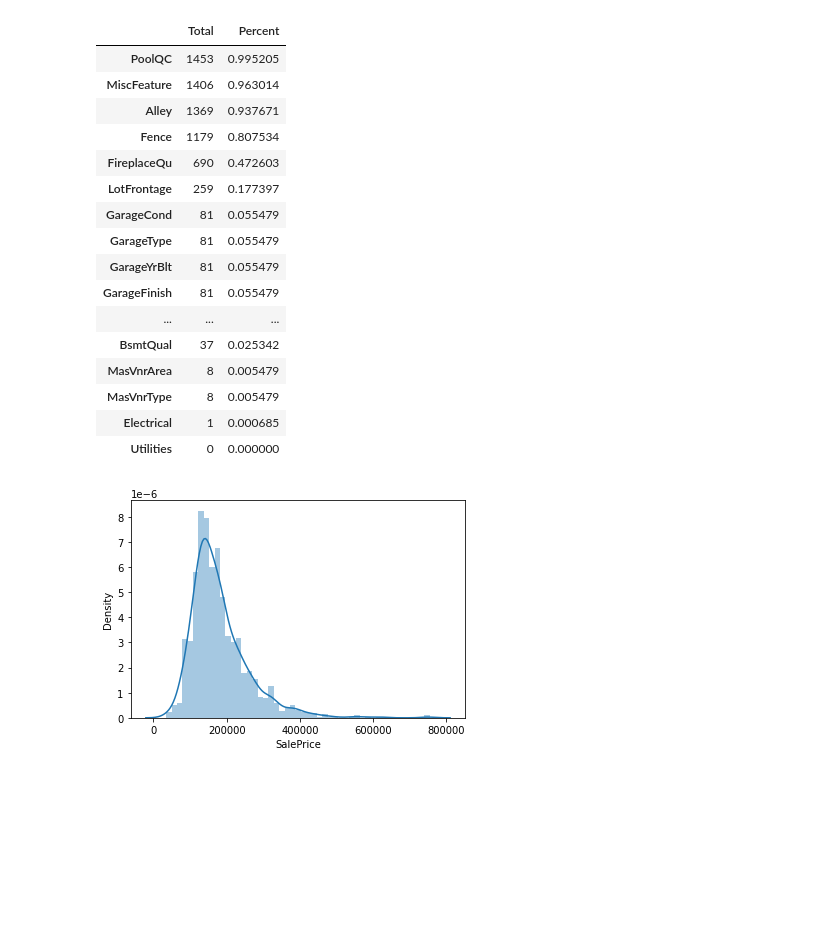
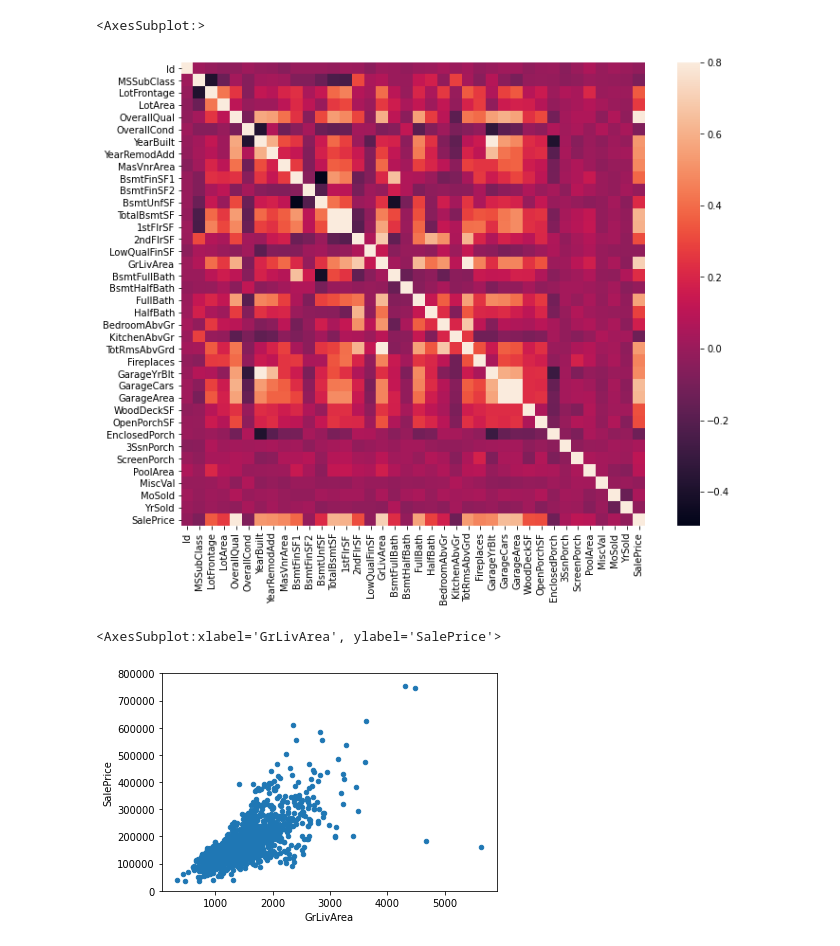
Before and after one commit to akiabe/kaggle_house-prices, a Jupyter notebook: notebooks/check_data.ipynb, the cells around one changed output. Saved outputs shown, nothing was run; the diff lists cells and outputs as text; code cells hidden in the pictures; blank space fills up the shorter version.

```diff
--- a/notebooks/check_data.ipynb
+++ b/notebooks/check_data.ipynb
@@ -31,2 +99,0 @@ sns.distplot(df["SalePrice"])
-# %%
-df = pd.read_csv("../input/train.csv")
@@ -89,31 +100,16 @@ df.describe()
-# %%
-total = df.isnull().sum().sort_values(ascending=False)
-percent = (df.isnull().sum() / df.isnull().count()).sort_values(ascending=False)
-
-missing_data = pd.concat([total, percent], axis=1, keys=["Total", "Percent"])
-missing_data.head(20)
-# %% [output]
-|  | Total | Percent |
-| PoolQC | 1453 | 0.995205 |
-| MiscFeature | 1406 | 0.963014 |
-| Alley | 1369 | 0.937671 |
-| Fence | 1179 | 0.807534 |
-| FireplaceQu | 690 | 0.472603 |
-| LotFrontage | 259 | 0.177397 |
-| GarageCond | 81 | 0.055479 |
-| GarageType | 81 | 0.055479 |
-| GarageYrBlt | 81 | 0.055479 |
-| GarageFinish | 81 | 0.055479 |
-| ... | ... | ... |
-| BsmtQual | 37 | 0.025342 |
-| MasVnrArea | 8 | 0.005479 |
-| MasVnrType | 8 | 0.005479 |
-| Electrical | 1 | 0.000685 |
-| Utilities | 0 | 0.000000 |
-# %%
-import seaborn as sns
-%matplotlib inline
-
-sns.distplot(df["SalePrice"])
-# %% [output]
-[figure, removed]
+# %%
+import matplotlib.pyplot as plt
+
+correlation_matrix = df.corr()
+f, ax = plt.subplots(figsize=(12, 9))
+sns.heatmap(correlation_matrix, vmax=.8, square=True)
+# %% [output]
+<AxesSubplot:>
+[figure, added]
+# %%
+var = "GrLivArea"
+outlier = pd.concat([df["SalePrice"], df[var]], axis=1)
+outlier.plot.scatter(x=var, y="SalePrice", ylim=(0, 800000))
+# %% [output]
+<AxesSubplot:xlabel='GrLivArea', ylabel='SalePrice'>
+[figure, added]
```
Also changed, not shown: parts of 10 cells of this notebook.
